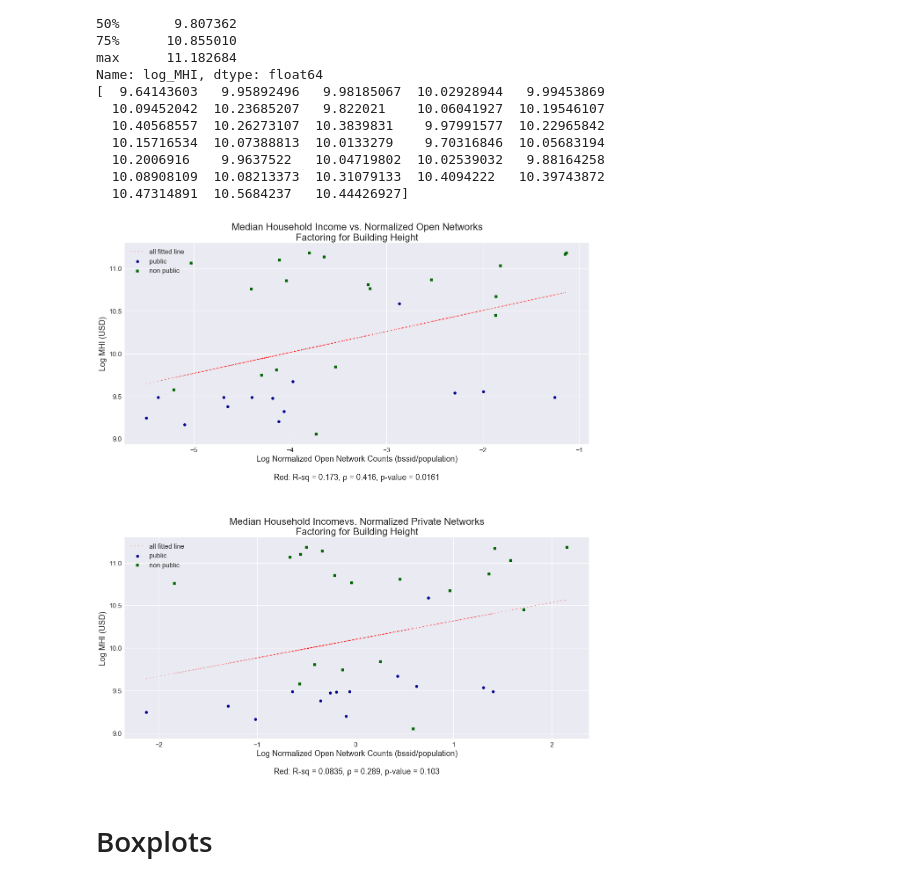
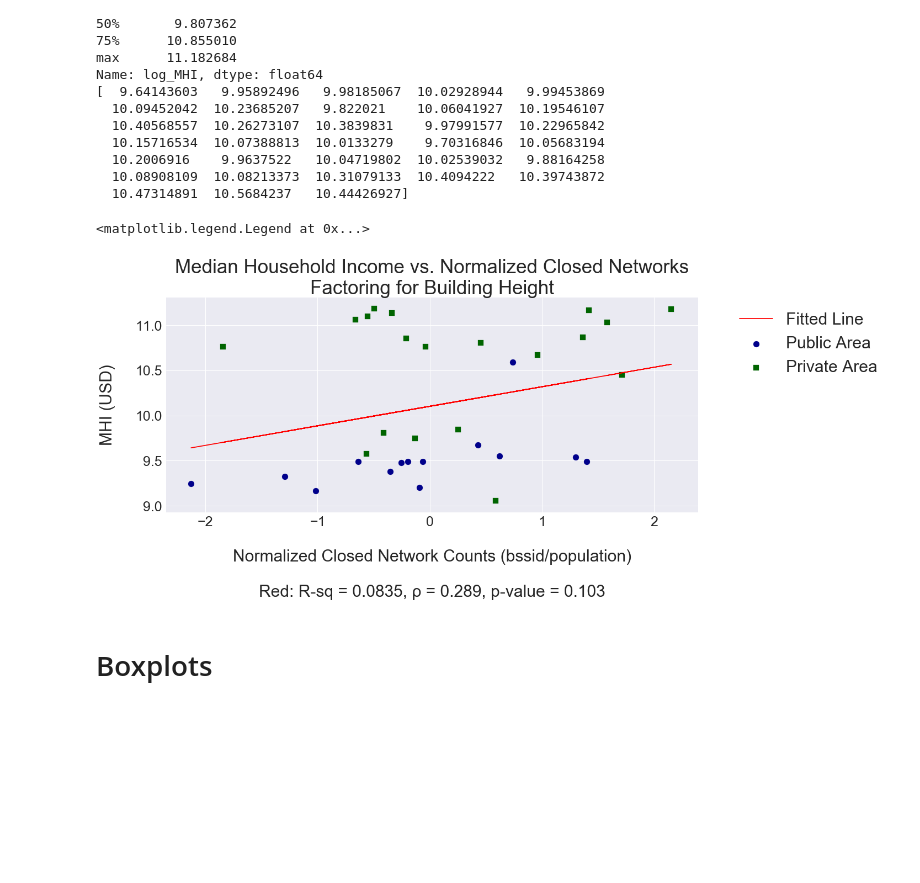
Before and after one commit to cor215/WiFind2017, a Jupyter notebook: Final Analysis - Wifind.ipynb, the cells around one changed output. Drawn from its saved outputs; the diff is of its cells as text; code cells hidden in the pictures; blank space fills up the shorter version.

```diff
--- a/Final Analysis - Wifind.ipynb
+++ b/Final Analysis - Wifind.ipynb
@@ -1343,0 +1366,15 @@ Name: log_MHI, dtype: float64
+# %%
+# Non-open Networks
+X2_floors = floors["Closed Wifi"]
+y = floors.MHI
+r2_floors = scipy.stats.pearsonr(X2_floors, y)
+print(r2_floors)
+print(y.describe())
+
+X2_floors = sm.add_constant(X2_floors)
+model2_floors = sm.OLS(y, X2_floors).fit()
+
+predictions2_floors = model2_floors.predict(X2_floors)
+print(predictions2_floors)
+
+#model2_floors.summary()
@@ -1344,6 +1461,6 @@ Name: log_MHI, dtype: float64
 # %%
-# Non-open Networks
-X2_floors = floors.log_norm_non_open_counts
+# Non-open Networks logged - factoring for building height
+X2_floors = floors["log_norm_non_open_counts"]
 y = floors.log_MHI
 r2_floors = scipy.stats.pearsonr(X2_floors, y)
 print(r2_floors)
@@ -1375,54 +1492,33 @@ Name: log_MHI, dtype: float64
   10.08908109  10.08213373  10.31079133  10.4094222   10.39743872
   10.47314891  10.5684237   10.44426927]
 # %%
-# Factoring for Floors
-ax1 = plt.subplot(2,1,1)
+ax2 = plt.subplot(1,1,1)
 
-floors[floors.Public_cat == "public"].plot(kind='scatter', title ="Open Networks in Public vs. Non-public Residential Areas", \
-                   figsize=(16, 18), legend=True, fontsize=15, x='log_norm_open_counts', \
-                  y='log_MHI', s=40, color='DarkBlue',\
-                      label='public', ax=ax1, marker="o")
-floors[floors.Public_cat == "non-public"].plot(kind='scatter', title ="Open Networks in Public vs. Non-public Residential Areas", \
-                   figsize=(16, 18), legend=True, fontsize=15, x='log_norm_open_counts', \
-                  y='log_MHI', s=40, color='DarkGreen',\
-                      label='non public', ax=ax1, marker="s")
-plt.plot(X1_floors.log_norm_open_counts, predictions1_floors, color="red", linestyle='--', dashes=(.3, 4), label="all fitted line")
-#plt.plot(X_open_public.log_norm_open_counts, predictions1_open_public, color="orange", linestyle='--', dashes=(.3, 4), label="public fitted line")
-#plt.plot(X_non_open_public.log_norm_open_counts, predictions1_non_open_public, color="purple", linestyle='--', dashes=(.3, 4), label="non-public fitted line")
-
-ax1.set_title("Median Household Income vs. Normalized Open Networks\nFactoring for Building Height",fontsize=22)
-ax1.set_xlabel("                Log Normalized Open Network Counts (bssid/population)\
-                \n\nRed: R-sq = {:.3}, ρ = {:.3}, p-value = {:.3}\n\n\n".format(model1_floors.rsquared,r1_floors[0],r1_floors[1]),fontsize=18)
-
-ax1.set_ylabel("Log MHI (USD)", fontsize=18)
-#ax1.set_yscale("log")
-#ax1.set_xscale("log")
-
-plt.legend(fontsize=15)
-plt.tight_layout()
-
-ax2 = plt.subplot(2,1,2)
-
-floors[floors.Public_cat == "public"].plot(kind='scatter', title ="Non-Open Networks in Public vs. Non-public Residential Areas", \
-                   figsize=(16, 18), legend=True, fontsize=15, x='log_norm_non_open_counts', y='log_MHI', s=40,\
-                       color='DarkBlue', label='public', ax=ax2, marker="o")
-floors[floors.Public_cat == "non-public"].plot(kind='scatter', title ="Non-Open Networks in Public vs. Non-public Residential Areas", \
-                   figsize=(16, 18), legend=True, fontsize=15, x='log_norm_non_open_counts', y='log_MHI', s=40,\
-                       color='DarkGreen', label='non public', ax=ax2, marker="s")
-plt.plot(X2_floors.log_norm_non_open_counts, predictions2_floors, color="red", linestyle='--', dashes=(.3, 4), label="all fitted line")
+floors[floors.Public_cat == "Public Area"].plot(kind='scatter', title ="Closed Networks in Public vs. Private Residential Areas", \
+                   figsize=(16, 9), legend=True, fontsize=15, x='log_norm_non_open_counts', y='log_MHI', s=120,\
+                       color='DarkBlue', label='Public Area', ax=ax2, marker="o")
+floors[floors.Public_cat == "Private Area"].plot(kind='scatter', title ="Closed Networks in Public vs. Private Residential Areas", \
+                   figsize=(16, 9), legend=True, fontsize=15, x='log_norm_non_open_counts', y='log_MHI', s=120,\
+                       color='DarkGreen', label='Private Area', ax=ax2, marker="s")
+plt.plot(X2_floors["log_norm_non_open_counts"], predictions2_floors, color="red", linestyle='-', label="Fitted Line")
 #plt.plot(X2_non_open_public.log_norm_non_open_counts, predictions2_non_open_public, color="orange", linestyle='--', dashes=(.3, 4), label="public fitted line")
 #plt.plot(X2_non_open_non_public.log_norm_non_open_counts, predictions2_non_open_non_public, color="purple", linestyle='--', dashes=(.3, 4), label="non-public fitted line")
 
-ax2.set_title("Median Household Incomevs. Normalized Private Networks\nFactoring for Building Height",fontsize=22)
-ax2.set_xlabel("                Log Normalized Open Network Counts (bssid/population)\
-                \n\nRed: R-sq = {:.3}, ρ = {:.3}, p-value = {:.3}".format(model2_floors.rsquared,r2_floors[0],r2_floors[1]),fontsize=18)
+ax2.set_title("Median Household Income vs. Normalized Closed Networks\nFactoring for Building Height",fontsize=35)
+ax2.set_xlabel("\n                Normalized Closed Network Counts (bssid/population)\
+                \n\nRed: R-sq = {:.3}, ρ = {:.3}, p-value = {:.3}".format(model2_floors.rsquared,r2_floors[0],r2_floors[1]),fontsize=30)
 
-ax2.set_ylabel("Log MHI (USD)", fontsize=18)
+ax2.set_ylabel("MHI (USD)\n", fontsize=30)
 #ax2.set_yscale("log")
 #ax2.set_xscale("log")
-plt.legend(fontsize=15)
+#plt.legend(fontsize=15)
 plt.tight_layout()
+#ax2.set_yscale("log")
+ax2.tick_params(axis='both', labelsize=25)
+plt.xticks(rotation = 0)
+plt.legend(loc='upper left', fontsize=30, bbox_to_anchor=(1.05, 1))
 # %% [output]
+<matplotlib.legend.Legend at 0x...>
-[figure, old version]
+[figure, new version]
 # %% [markdown]
 # Boxplots
```
Also changed, not shown: parts of 69 cells of this notebook.
